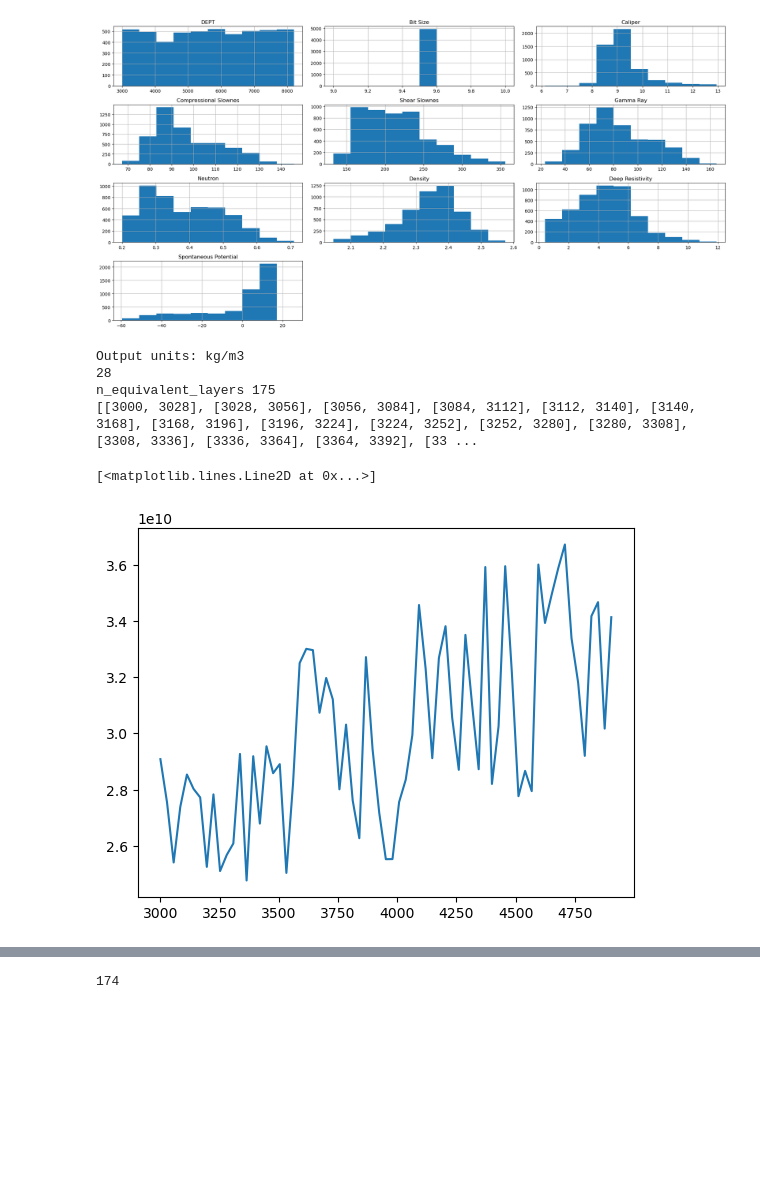
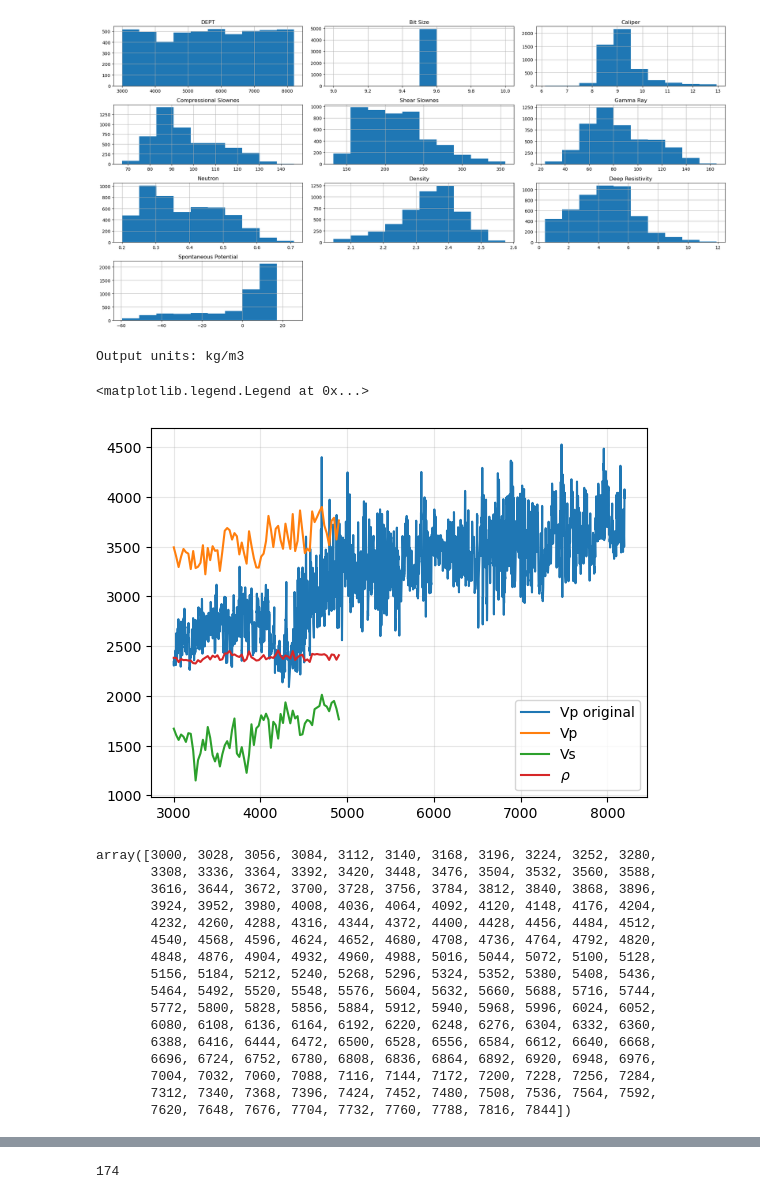
Before and after one commit to sfpoveda/seisinv, a Jupyter notebook: examples/Task 5/task5.ipynb, the cells around one changed output, grey strips where cells are left out. Cells and saved outputs as stored; diff of their text form; code cells hidden in the pictures; blank space fills up the shorter version.

```diff
--- a/examples/Task 5/task5.ipynb
+++ b/examples/Task 5/task5.ipynb
@@ -21,14 +21,35 @@ plt.tight_layout()
 vp = 1 / ConversionTool().SI_conversion(df['Compressional Slownes'], 'micros/ft')
 vs = 1 / ConversionTool().SI_conversion(df['Shear Slownes'], 'micros/ft')
 rho = ConversionTool().SI_conversion(df['Density'], 'g/cm3')
-C_ls, F_ls, L_ls, M_ls, dept_ls = ConversionTool(28, vp, vs, rho, 3000).backus_downsampling()
+vp0, vs0, rho0, dept0 = ConversionTool(28, vp, vs, rho, 3000).backus_downsampling()
 # %% [output]
 Output units: kg/m3
-28
-n_equivalent_layers 175
-[[3000, 3028], [3028, 3056], [3056, 3084], [3084, 3112], [3112, 3140], [3140, 3168], [3168, 3196], [3196, 3224], [3224, 3252], [3252, 3280], [3280, 3308], [3308, 3336], [3336, 3364], [3364, 3392], [33 ...
-# %%
-plt.plot(dept_ls, C_ls)
-# %% [output]
-[<matplotlib.lines.Line2D at 0x...>]
-[figure, removed]
+# %%
+plt.plot(df.DEPT, vp, label='Vp original')
+plt.plot(dept0, vp0, label='Vp')
+plt.plot(dept0, vs0, label='Vs')
+plt.plot(dept0, rho0, label=fr'$\rho$')
+plt.grid(alpha=.3)
+plt.legend()
+# %% [output]
+<matplotlib.legend.Legend at 0x...>
+[figure, added]
+# %%
+dept0
+# %% [output]
+array([3000, 3028, 3056, 3084, 3112, 3140, 3168, 3196, 3224, 3252, 3280,
+       3308, 3336, 3364, 3392, 3420, 3448, 3476, 3504, 3532, 3560, 3588,
+       3616, 3644, 3672, 3700, 3728, 3756, 3784, 3812, 3840, 3868, 3896,
+       3924, 3952, 3980, 4008, 4036, 4064, 4092, 4120, 4148, 4176, 4204,
+       4232, 4260, 4288, 4316, 4344, 4372, 4400, 4428, 4456, 4484, 4512,
+       4540, 4568, 4596, 4624, 4652, 4680, 4708, 4736, 4764, 4792, 4820,
+       4848, 4876, 4904, 4932, 4960, 4988, 5016, 5044, 5072, 5100, 5128,
+       5156, 5184, 5212, 5240, 5268, 5296, 5324, 5352, 5380, 5408, 5436,
+       5464, 5492, 5520, 5548, 5576, 5604, 5632, 5660, 5688, 5716, 5744,
+       5772, 5800, 5828, 5856, 5884, 5912, 5940, 5968, 5996, 6024, 6052,
+       6080, 6108, 6136, 6164, 6192, 6220, 6248, 6276, 6304, 6332, 6360,
+       6388, 6416, 6444, 6472, 6500, 6528, 6556, 6584, 6612, 6640, 6668,
+       6696, 6724, 6752, 6780, 6808, 6836, 6864, 6892, 6920, 6948, 6976,
+       7004, 7032, 7060, 7088, 7116, 7144, 7172, 7200, 7228, 7256, 7284,
+       7312, 7340, 7368, 7396, 7424, 7452, 7480, 7508, 7536, 7564, 7592,
+       7620, 7648, 7676, 7704, 7732, 7760, 7788, 7816, 7844])
```
Also changed, not shown: parts of 3 cells of this notebook, 1 other file.
